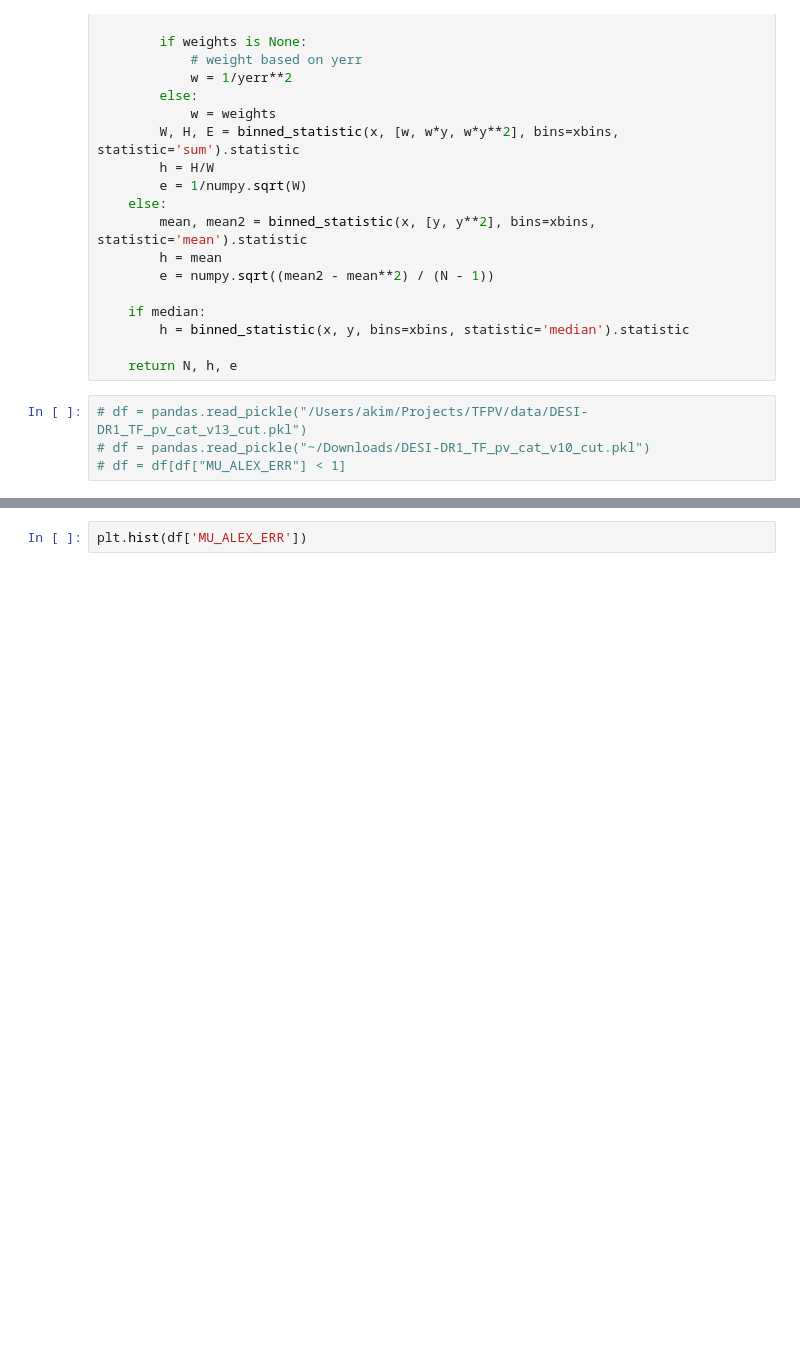
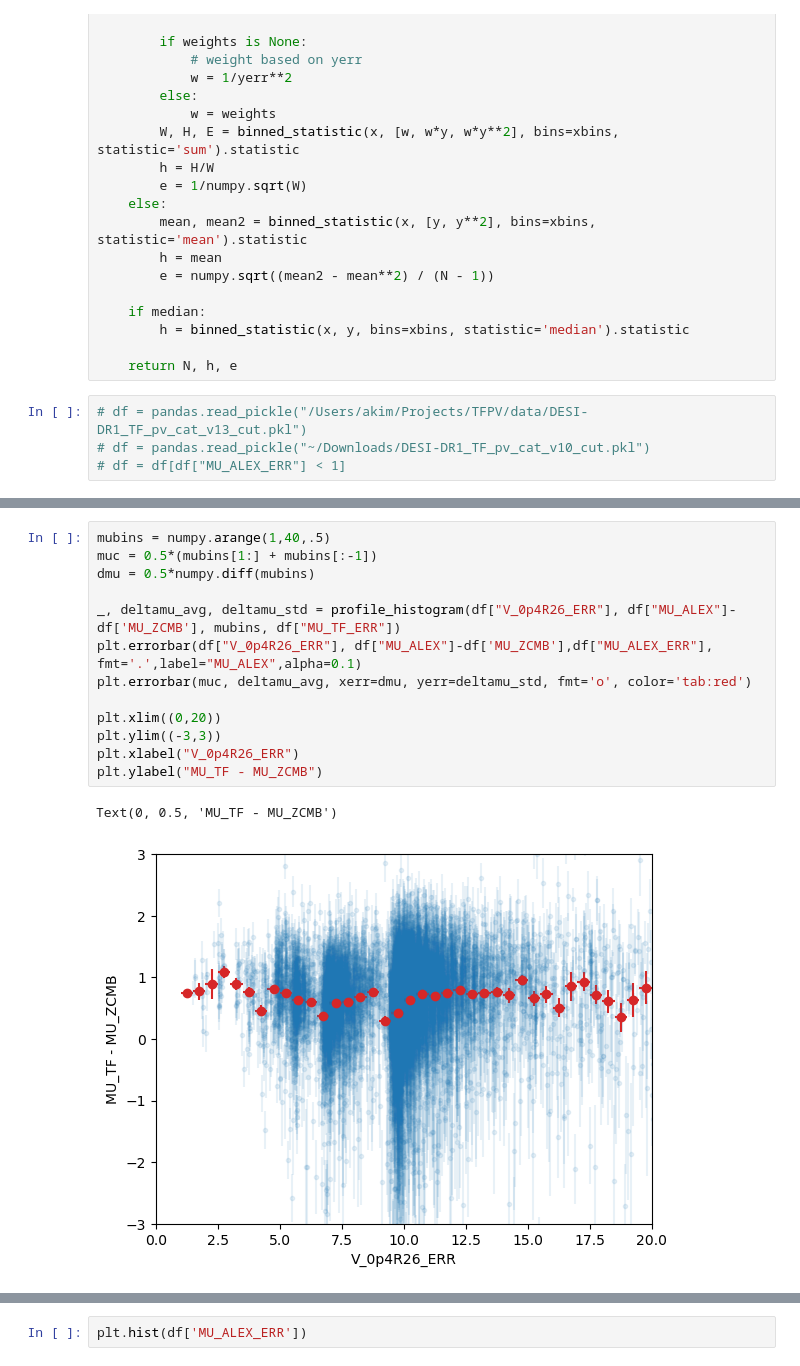
Before and after one commit to AlexGKim/TFPV, a Jupyter notebook: nb/FitResults.ipynb, the cells around one changed output, grey strips where cells are left out. Drawn from its saved outputs; the diff is of its cells as text; blank space fills up the shorter version.

```diff
--- a/nb/FitResults.ipynb
+++ b/nb/FitResults.ipynb
@@ -141,0 +147,16 @@ Text(0, 0.5, 'MU_ALEX - MU_TF')
+# %%
+mubins = numpy.arange(1,40,.5)
+muc = 0.5*(mubins[1:] + mubins[:-1])
+dmu = 0.5*numpy.diff(mubins)
+
+_, deltamu_avg, deltamu_std = profile_histogram(df["V_0p4R26_ERR"], df["MU_ALEX"]-df['MU_ZCMB'], mubins, df["MU_TF_ERR"])
+plt.errorbar(df["V_0p4R26_ERR"], df["MU_ALEX"]-df['MU_ZCMB'],df["MU_ALEX_ERR"], fmt='.',label="MU_ALEX",alpha=0.1)
+plt.errorbar(muc, deltamu_avg, xerr=dmu, yerr=deltamu_std, fmt='o', color='tab:red')
+
+plt.xlim((0,20))
+plt.ylim((-3,3))
+plt.xlabel("V_0p4R26_ERR")
+plt.ylabel("MU_TF - MU_ZCMB")
+# %% [output]
+Text(0, 0.5, 'MU_TF - MU_ZCMB')
+[figure, added]
```
Also changed, not shown: parts of 12 cells of this notebook, 3 other files.
